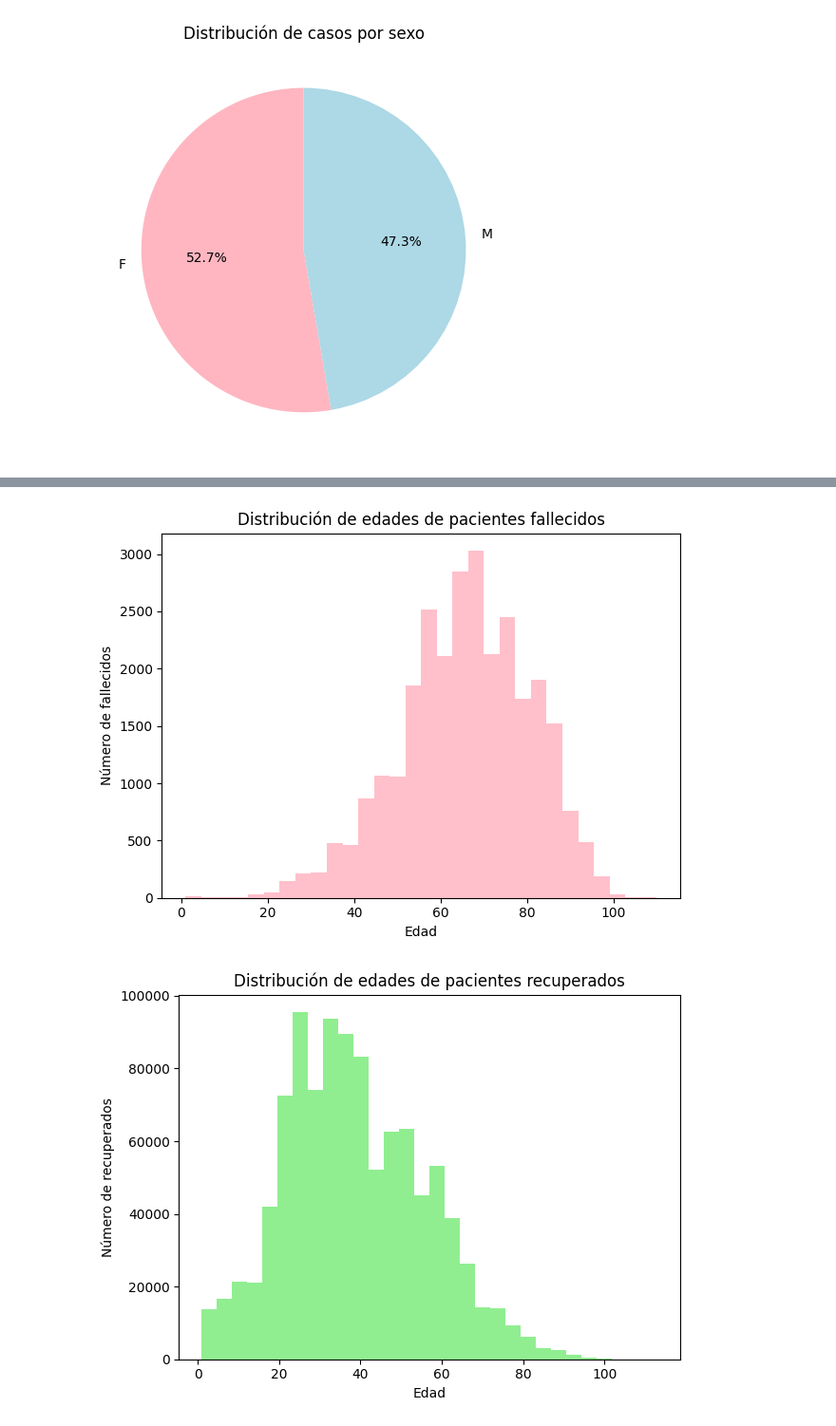
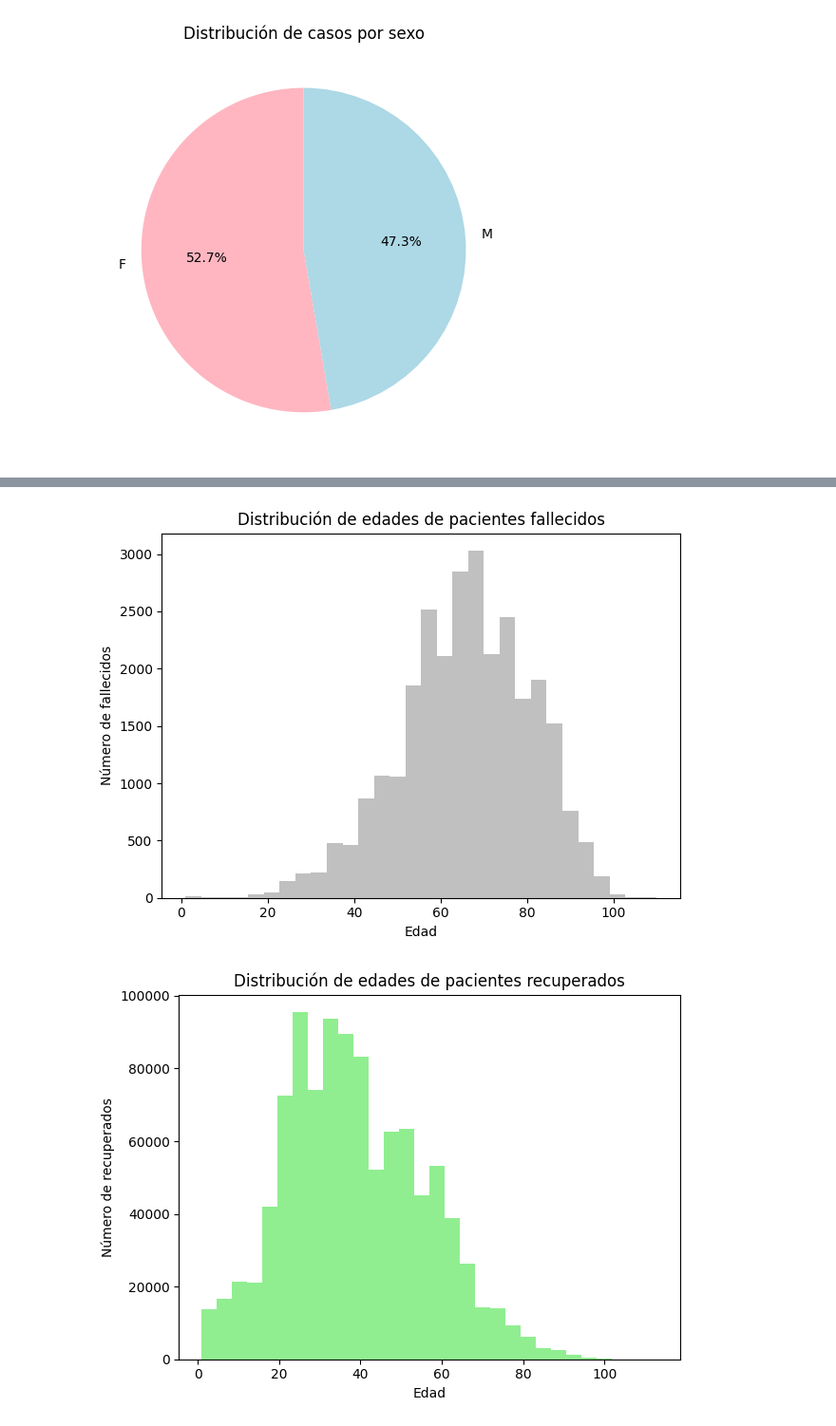
Before and after one commit to AlexandraAponte/Intriduccion_Github, a Jupyter notebook: Notebooks/Trabajo Final.ipynb, the cells around one changed output, grey strips where cells are left out. Shown at 95% size. Drawn from its saved outputs; the diff is of its cells as text; code cells hidden in the pictures.

```diff
--- a/Notebooks/Trabajo Final.ipynb
+++ b/Notebooks/Trabajo Final.ipynb
@@ -59,7 +67,7 @@ La base, tiene 6,39 millones de filas y 23 columnas, en las que se presenta la s
 
 # Cargar el archivo
 %pip install pyxlsb
-df = pd.read_excel('Datos/Casos_positivos_de_COVID-19_2.xlsb', engine='pyxlsb',
+df = pd.read_excel('/workspaces/Intriduccion_Github/Datos/Casos_positivos_de_COVID-19_2.xlsb', engine='pyxlsb',
 sheet_name='Casos_positivos_de_COVID-19_en_')
 
 # Ver los primeros registros
@@ -302,14 +307,14 @@ plt.show()
 # %%
 #Distribución de las edades de los pacientes fallecidos
 plt.figure()
-df_2[df_2['Recuperado'] == 'Fallecido']['Edad'].plot(kind='hist', bins=30, color='pink')
+df_2[df_2['Recuperado'] == 'Fallecido']['Edad'].plot(kind='hist', bins=30, color='silver')
 plt.title("Distribución de edades de pacientes fallecidos")
 plt.xlabel("Edad")
 plt.ylabel("Número de fallecidos")
 plt.tight_layout()
 plt.show()
 # %% [output]
-[figure, old version]
+[figure, new version]
 # %%
 # Distribución de edades de los pacientes recuperados
 plt.figure()
```
Also changed, not shown: parts of 11 cells of this notebook, 1 other file.
